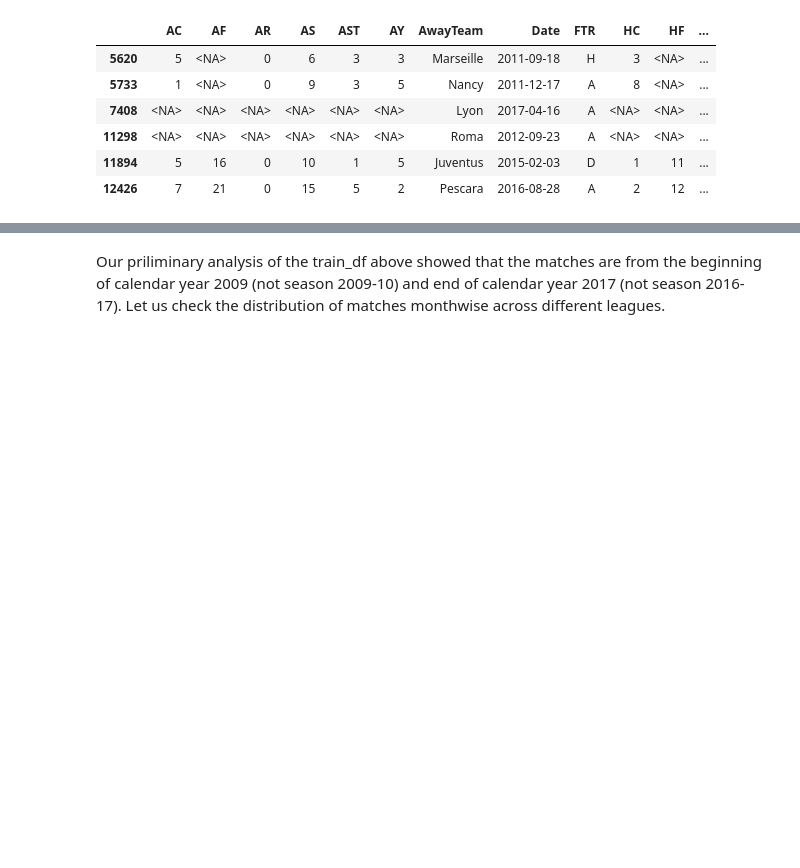
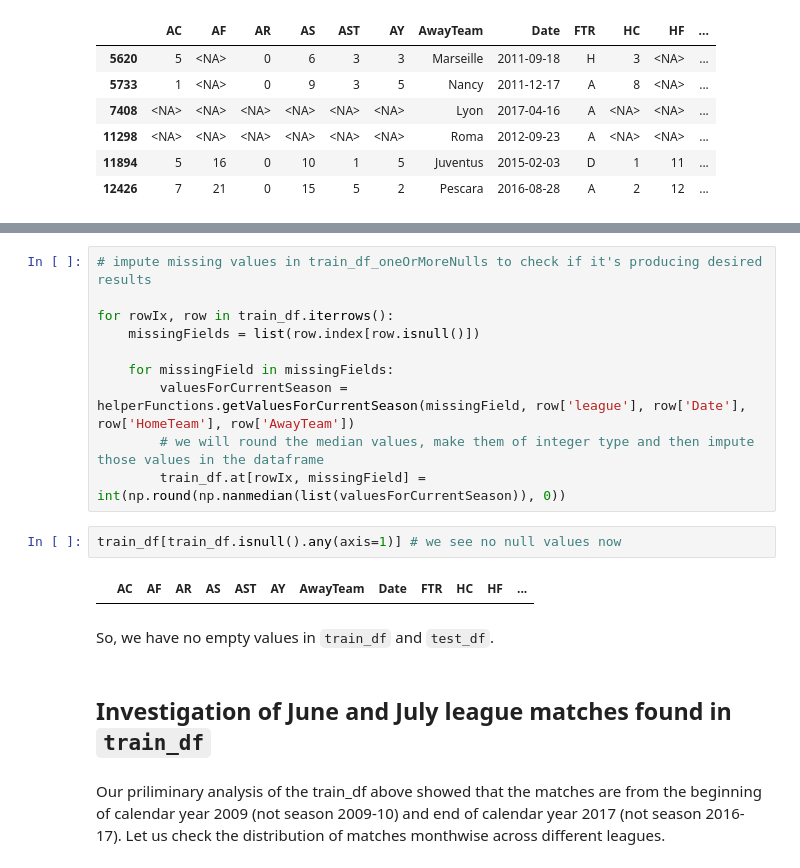
Before and after one commit to vipulnj/football-ftr-prediction, a Jupyter notebook: 1_exploration.ipynb, the cells around one changed output, grey strips where cells are left out. Drawn from its saved outputs; the diff is of its cells as text; blank space fills up the shorter version.

```diff
--- a/1_exploration.ipynb
+++ b/1_exploration.ipynb
@@ -357,3 +455,21 @@ train_df_oneOrMoreNulls
+# %%
+# impute missing values in train_df_oneOrMoreNulls to check if it's producing desired results
+
+for rowIx, row in train_df.iterrows():
+    missingFields = list(row.index[row.isnull()])
+
+    for missingField in missingFields:
+        valuesForCurrentSeason = helperFunctions.getValuesForCurrentSeason(missingField, row['league'], row['Date'], row['HomeTeam'], row['AwayTeam'])
+        # we will round the median values, make them of integer type and then impute those values in the dataframe
+        train_df.at[rowIx, missingField] = int(np.round(np.nanmedian(list(valuesForCurrentSeason)), 0))
+# %%
+train_df[train_df.isnull().any(axis=1)] # we see no null values now
+# %% [output]
+|  | AC | AF | AR | AS | AST | AY | AwayTeam | Date | FTR | HC | HF | ... |
+# %% [markdown]
+So, we have no empty values in `train_df` and `test_df`.
+# %% [markdown]
+## Investigation of June and July league matches found in `train_df`
 # %% [markdown]
 Our priliminary analysis of the train_df above showed that the matches are from the beginning of calendar year 2009 (not season 2009-10) and end of calendar year 2017 (not season 2016-17). Let us check the distribution of matches monthwise across different leagues.
 # %%
```
Also changed, not shown: parts of 12 cells of this notebook, 1 other file.
